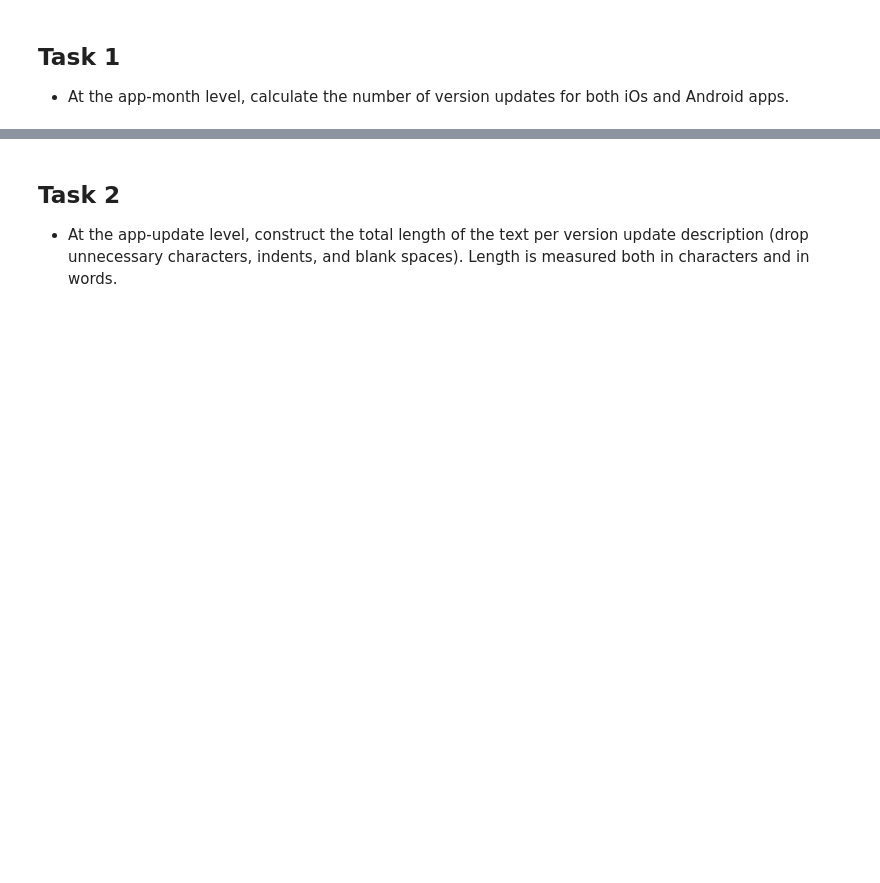
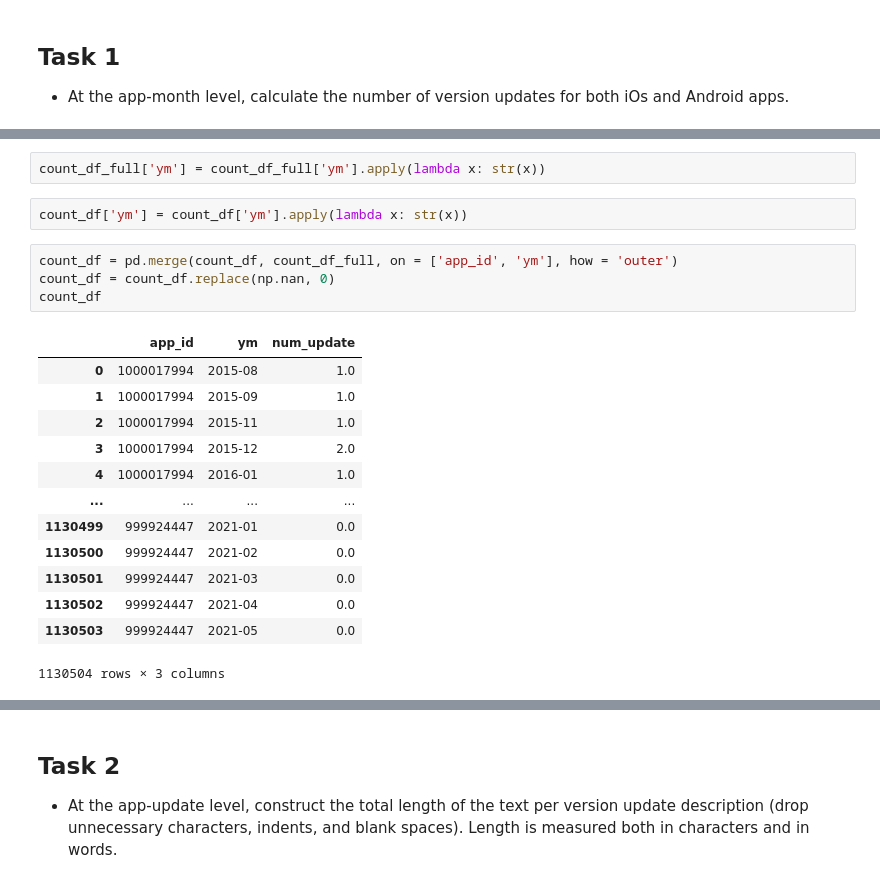
Before and after one commit to YileC928/app-data-privacy-proj, a Jupyter notebook: ios_app_update.ipynb, the cells around one changed output, grey strips where cells are left out. Saved outputs shown, nothing was run; the diff lists cells and outputs as text; blank space fills up the shorter version.

```diff
--- a/ios_app_update.ipynb
+++ b/ios_app_update.ipynb
@@ -48 +88,23 @@ count_df.head()
+# %%
+count_df_full['ym'] = count_df_full['ym'].apply(lambda x: str(x))
+# %%
+count_df['ym'] = count_df['ym'].apply(lambda x: str(x))
+# %%
+count_df = pd.merge(count_df, count_df_full, on = ['app_id', 'ym'], how = 'outer')
+count_df = count_df.replace(np.nan, 0)
+count_df
+# %% [output]
+|  | app_id | ym | num_update |
+| 0 | 1000017994 | 2015-08 | 1.0 |
+| 1 | 1000017994 | 2015-09 | 1.0 |
+| 2 | 1000017994 | 2015-11 | 1.0 |
+| 3 | 1000017994 | 2015-12 | 2.0 |
+| 4 | 1000017994 | 2016-01 | 1.0 |
+| ... | ... | ... | ... |
+| 1130499 | 999924447 | 2021-01 | 0.0 |
+| 1130500 | 999924447 | 2021-02 | 0.0 |
+| 1130501 | 999924447 | 2021-03 | 0.0 |
+| 1130502 | 999924447 | 2021-04 | 0.0 |
+| 1130503 | 999924447 | 2021-05 | 0.0 |
+1130504 rows × 3 columns
 # %%
```
Also changed, not shown: parts of 7 cells of this notebook.
